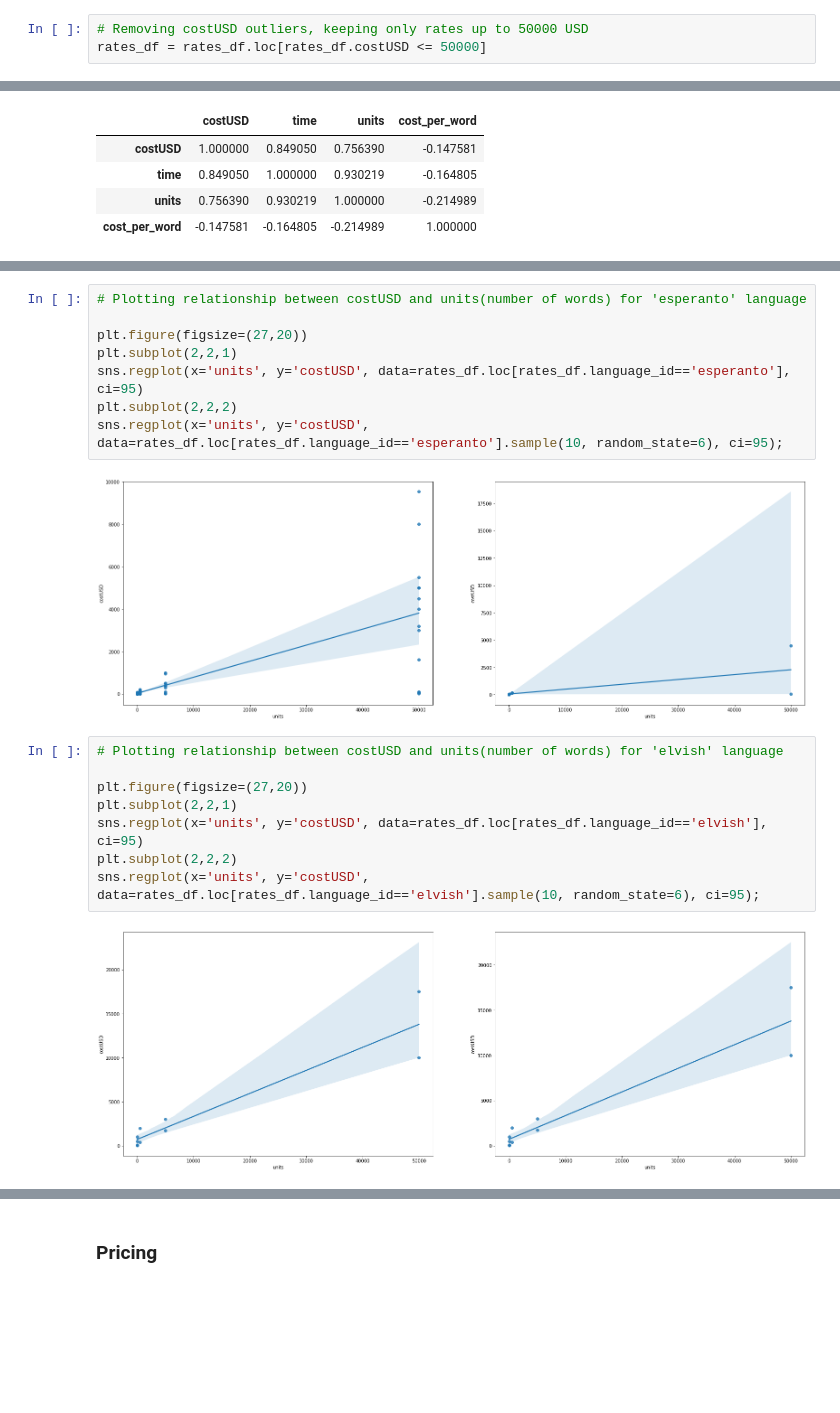
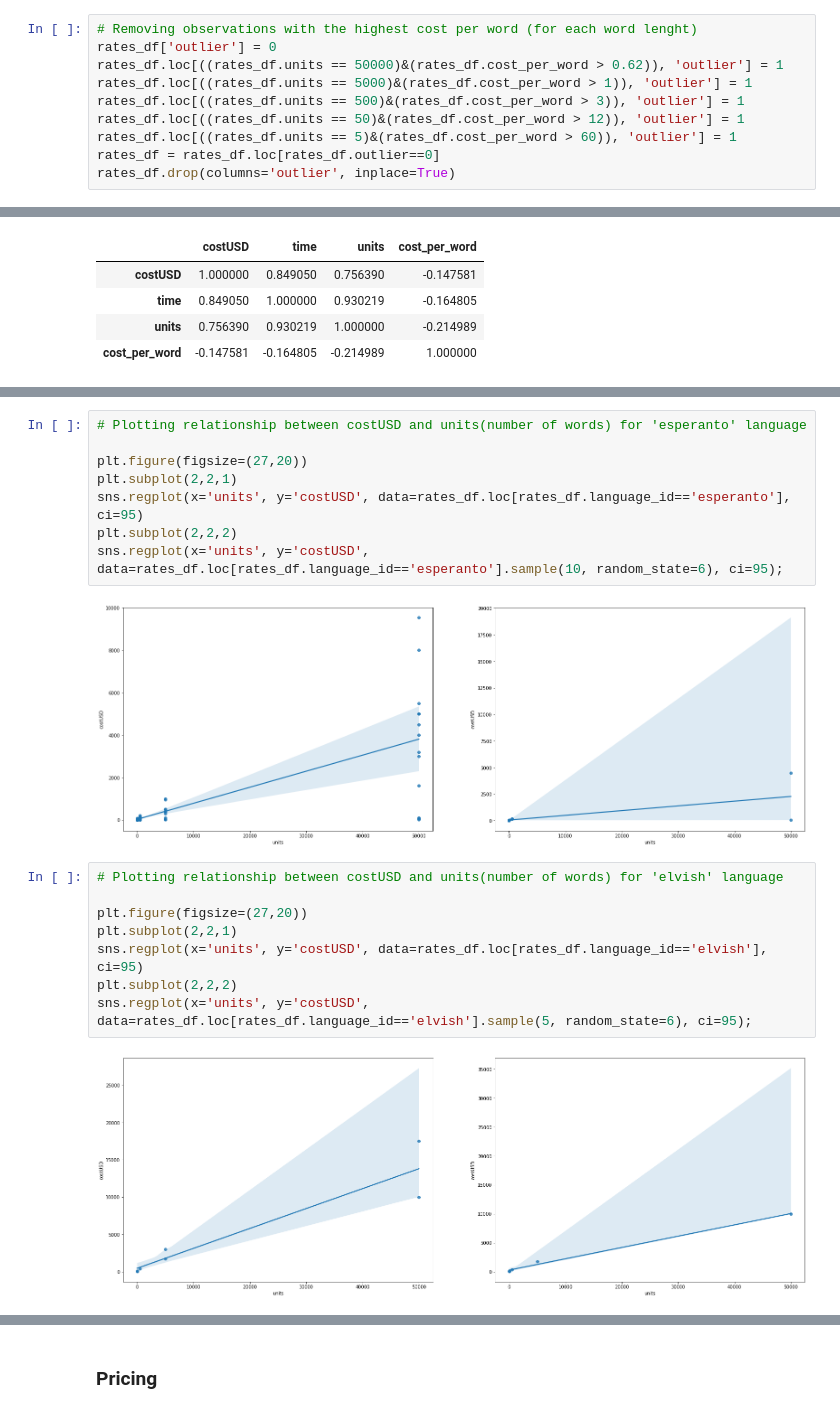
Before and after one commit to sanchiesa/algorithmic_pricing, a Jupyter notebook: Pricing.ipynb, the cells around one changed output, grey strips where cells are left out. Saved outputs shown, nothing was run; the diff lists cells and outputs as text; blank space fills up the shorter version.

```diff
--- a/Pricing.ipynb
+++ b/Pricing.ipynb
@@ -453,3 +578,10 @@ There are only four users with rates above way above 50000 USD. I will remove th
 # %%
-# Removing costUSD outliers, keeping only rates up to 50000 USD
-rates_df = rates_df.loc[rates_df.costUSD <= 50000]
+# Removing observations with the highest cost per word (for each word lenght)
+rates_df['outlier'] = 0
+rates_df.loc[((rates_df.units == 50000)&(rates_df.cost_per_word > 0.62)), 'outlier'] = 1
+rates_df.loc[((rates_df.units == 5000)&(rates_df.cost_per_word > 1)), 'outlier'] = 1
+rates_df.loc[((rates_df.units == 500)&(rates_df.cost_per_word > 3)), 'outlier'] = 1
+rates_df.loc[((rates_df.units == 50)&(rates_df.cost_per_word > 12)), 'outlier'] = 1
+rates_df.loc[((rates_df.units == 5)&(rates_df.cost_per_word > 60)), 'outlier'] = 1
+rates_df = rates_df.loc[rates_df.outlier==0]
+rates_df.drop(columns='outlier', inplace=True)
@@ -549,14 +676,14 @@ sns.regplot(x='units', y='costUSD', data=rates_df.loc[rates_df.language_id=='esp
 plt.subplot(2,2,2)
 sns.regplot(x='units', y='costUSD', data=rates_df.loc[rates_df.language_id=='esperanto'].sample(10, random_state=6), ci=95);
 # %% [output]
-[figure, old version]
+[figure, new version]
 # %%
 # Plotting relationship between costUSD and units(number of words) for 'elvish' language
 
 plt.figure(figsize=(27,20))
 plt.subplot(2,2,1)
 sns.regplot(x='units', y='costUSD', data=rates_df.loc[rates_df.language_id=='elvish'], ci=95)
 plt.subplot(2,2,2)
-sns.regplot(x='units', y='costUSD', data=rates_df.loc[rates_df.language_id=='elvish'].sample(10, random_state=6), ci=95);
+sns.regplot(x='units', y='costUSD', data=rates_df.loc[rates_df.language_id=='elvish'].sample(5, random_state=6), ci=95);
 # %% [output]
-[figure, old version]
+[figure, new version]
```
Also changed, not shown: parts of 68 cells of this notebook, 1 other file.
